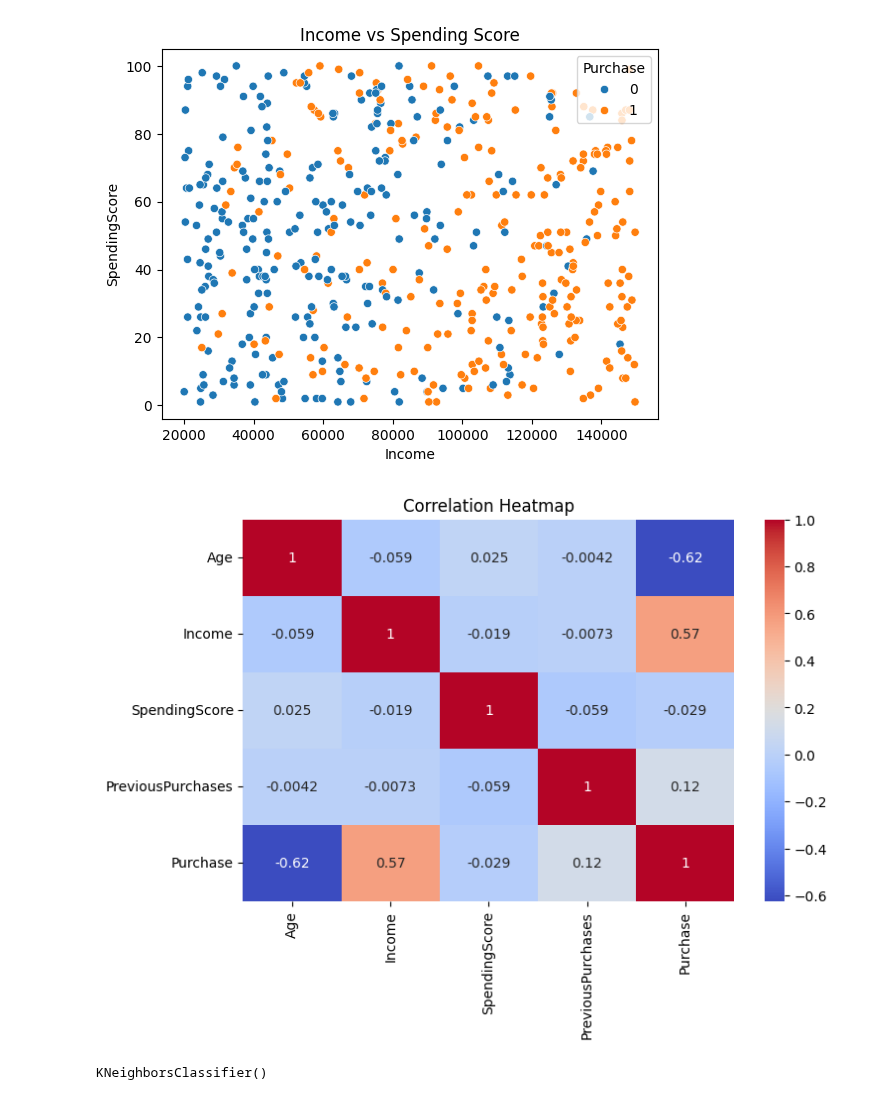
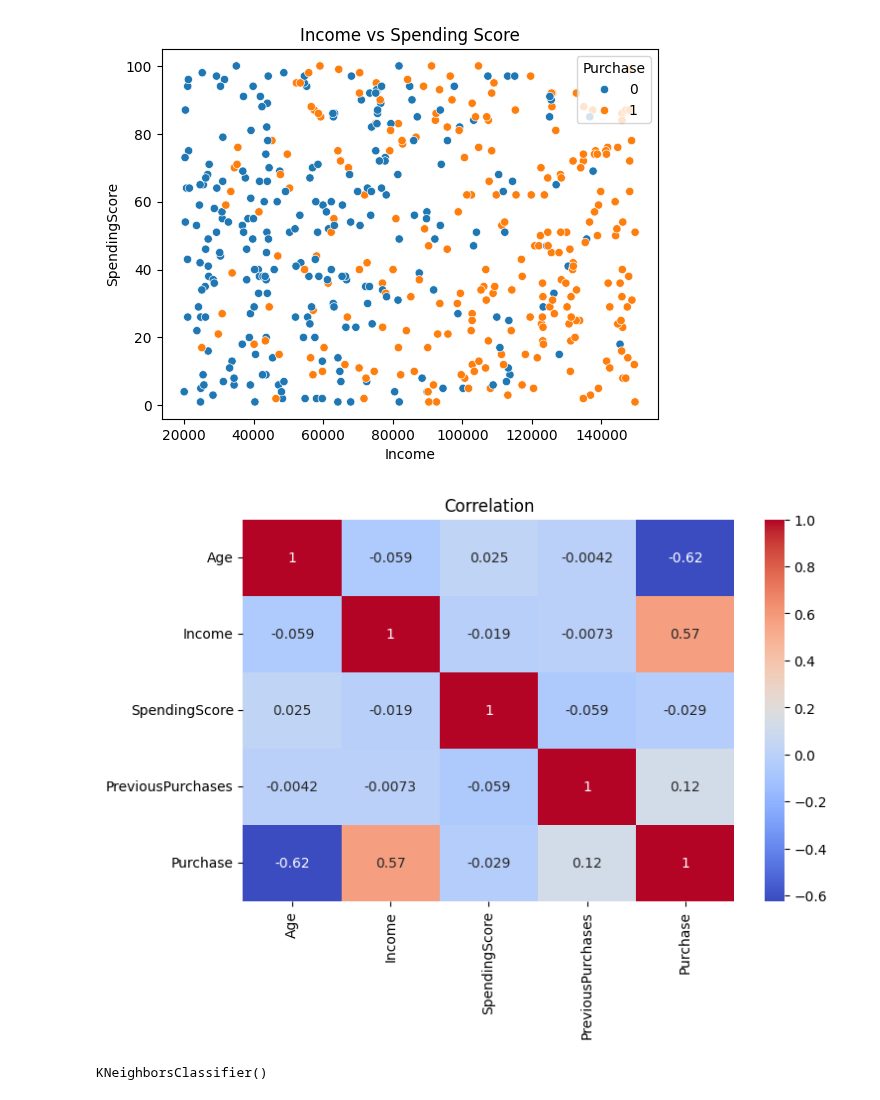
Before and after one commit to abhinavsinh014-prog/Machine-Learing, a Jupyter notebook: CustomerClassifier.ipynb, the cells around one changed output. Saved outputs shown, nothing was run; the diff lists cells and outputs as text; code cells hidden in the pictures.

```diff
--- a/CustomerClassifier.ipynb
+++ b/CustomerClassifier.ipynb
@@ -57,16 +57,16 @@ plt.show()
 # %%
 plt.figure(figsize=(8, 5))
 
 sns.heatmap(
     df.corr(),
     annot=True,
     cmap="coolwarm"
 )
 
-plt.title("Correlation Heatmap")
+plt.title("Correlation")
 plt.show()
 # %% [output]
-[figure, old version]
+[figure, new version]
 # %%
 X = df.drop("Purchase", axis=1)
 
```
Also changed, not shown: parts of 1 cell of this notebook.
